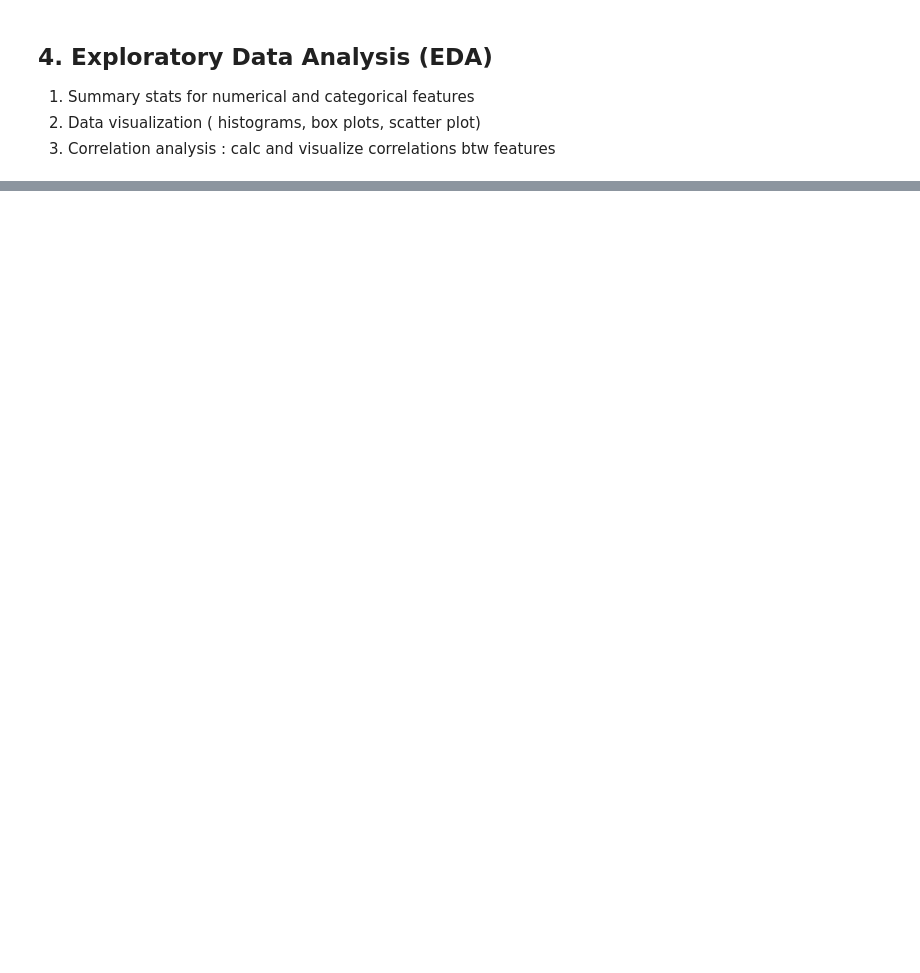
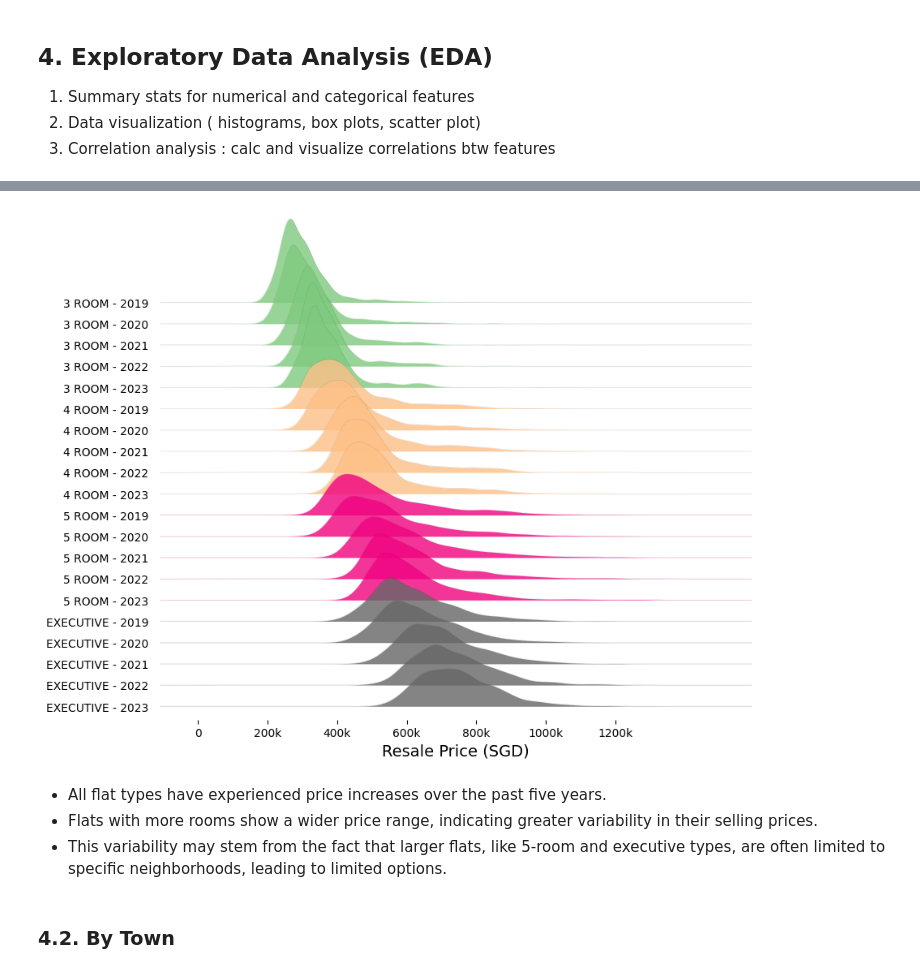
Before and after one commit to wlsoo1214/Analysis-of-HDB-Resale-Prices-in-Singapore, a Jupyter notebook: src/hdb_notebook.ipynb, the cells around one changed output, grey strips where cells are left out. Drawn from its saved outputs; the diff is of its cells as text; code cells hidden in the pictures; blank space fills up the shorter version.

Commit message:
Initial commit with large CSV files

```diff
--- a/src/hdb_notebook.ipynb
+++ b/src/hdb_notebook.ipynb
@@ -403,0 +525,6 @@ plt.show()
+# %%
+flattype = ['3 ROOM','4 ROOM','5 ROOM','EXECUTIVE']
+prices1923 = prices[(prices['transaction_date'] >= '2019-01-01') & (prices['transaction_date'] <= '2023-12-31')]
+prices1923 = prices1923[prices1923['flat_type'].isin(flattype)][['transaction_date', 'flat_type', 'real_price']].copy()
+prices1923.loc[:, 'flat_type_year'] = prices1923['flat_type'] + ' - ' + prices1923['transaction_date'].dt.year.astype(str)
+prices1923
@@ -403,0 +545,17 @@ plt.show()
+# %%
+# Ridgeline plot
+# To identify distribution and trends of sales price of each flat types by year
+import joypy
+fig, axes = joypy.joyplot(prices1923, by='flat_type_year', column = 'real_price', figsize=(9,7), linewidth=0.05, overlap=1.5, alpha=0.8, colormap=plt.cm.get_cmap('Accent',4))
+axes[-1].set_xticks([0, 200000, 400000, 600000, 800000, 1000000, 1200000])
+axes[-1].set_xticklabels(['0', '200k', '400k', '600k', '800k', '1000k', '1200k'])
+plt.xlabel('Resale Price (SGD)', fontsize=14)
+fig.show()
+# %% [output]
+[figure, added]
+# %% [markdown]
+- All flat types have experienced price increases over the past five years.
+- Flats with more rooms show a wider price range, indicating greater variability in their selling prices.
+- This variability may stem from the fact that larger flats, like 5-room and executive types, are often limited to specific neighborhoods, leading to limited options.
+# %% [markdown]
+### 4.2. By Town
```
Also changed, not shown: parts of 45 cells of this notebook.
